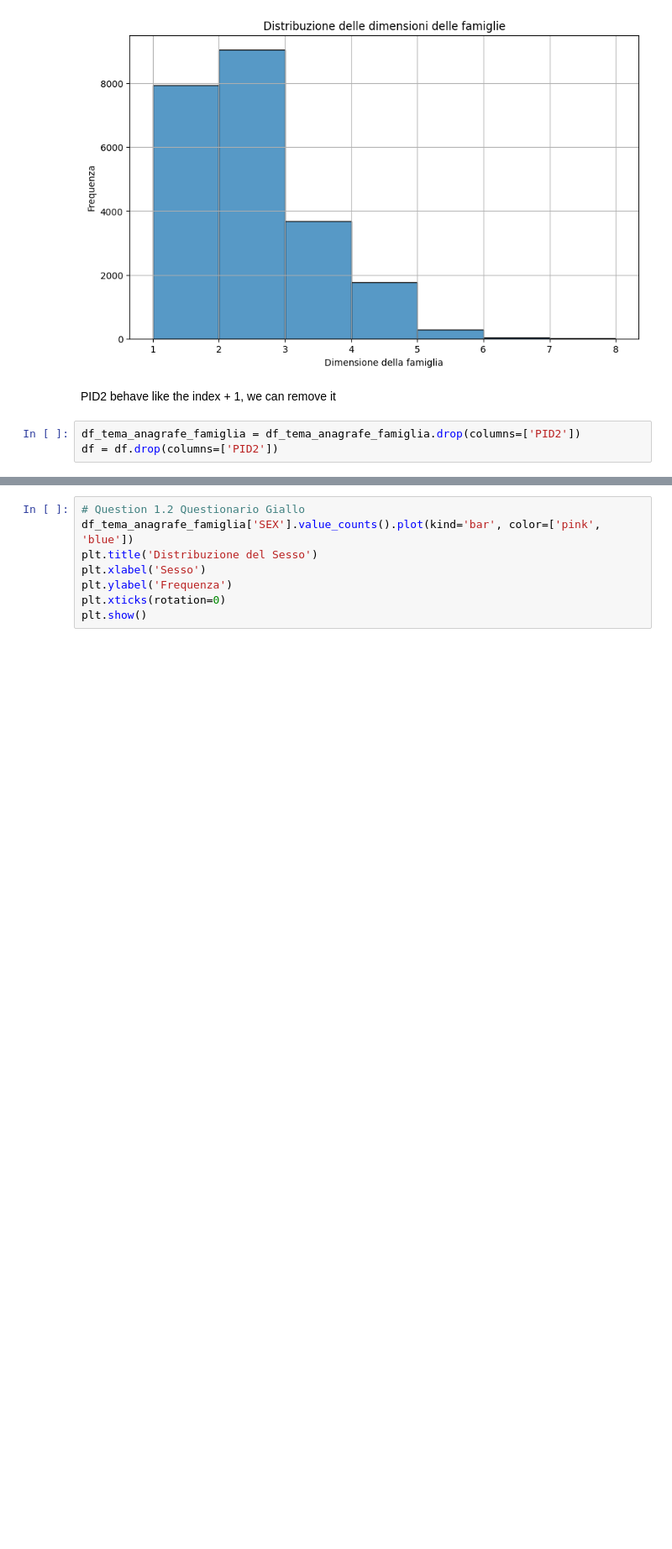
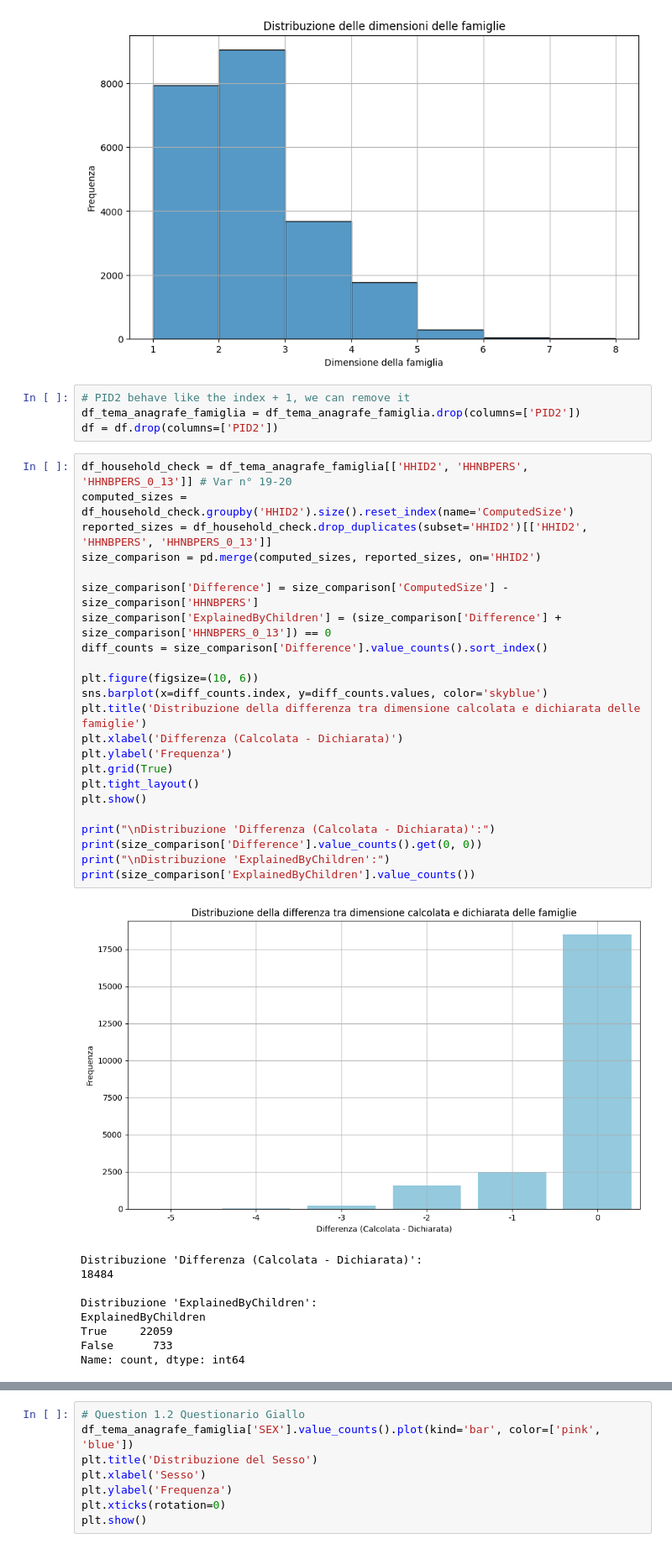
Before and after one commit to emanueleiacca/SL_ISTAT, a Jupyter notebook: MacroThemes.ipynb, the cells around one changed output, grey strips where cells are left out. Shown at 84% size. Saved outputs shown, nothing was run; the diff lists cells and outputs as text; blank space fills up the shorter version.

```diff
--- a/MacroThemes.ipynb
+++ b/MacroThemes.ipynb
@@ -417,8 +417,40 @@ plt.grid(True)
 plt.show()
 # %% [output]
 [figure]
-# %% [markdown]
-PID2 behave like the index + 1, we can remove it
-# %%
-df_tema_anagrafe_famiglia = df_tema_anagrafe_famiglia.drop(columns=['PID2'])
-df = df.drop(columns=['PID2'])
+# %%
+# PID2 behave like the index + 1, we can remove it
+df_tema_anagrafe_famiglia = df_tema_anagrafe_famiglia.drop(columns=['PID2'])
+df = df.drop(columns=['PID2'])
+# %%
+df_household_check = df_tema_anagrafe_famiglia[['HHID2', 'HHNBPERS', 'HHNBPERS_0_13']] # Var n° 19-20
+computed_sizes = df_household_check.groupby('HHID2').size().reset_index(name='ComputedSize')
+reported_sizes = df_household_check.drop_duplicates(subset='HHID2')[['HHID2', 'HHNBPERS', 'HHNBPERS_0_13']]
+size_comparison = pd.merge(computed_sizes, reported_sizes, on='HHID2')
+
+size_comparison['Difference'] = size_comparison['ComputedSize'] - size_comparison['HHNBPERS']
+size_comparison['ExplainedByChildren'] = (size_comparison['Difference'] + size_comparison['HHNBPERS_0_13']) == 0
+diff_counts = size_comparison['Difference'].value_counts().sort_index()
+
+plt.figure(figsize=(10, 6))
+sns.barplot(x=diff_counts.index, y=diff_counts.values, color='skyblue')
+plt.title('Distribuzione della differenza tra dimensione calcolata e dichiarata delle famiglie')
+plt.xlabel('Differenza (Calcolata - Dichiarata)')
+plt.ylabel('Frequenza')
+plt.grid(True)
+plt.tight_layout()
+plt.show()
+
+print("\nDistribuzione 'Differenza (Calcolata - Dichiarata)':")
+print(size_comparison['Difference'].value_counts().get(0, 0))
+print("\nDistribuzione 'ExplainedByChildren':")
+print(size_comparison['ExplainedByChildren'].value_counts())
+# %% [output]
+[figure, added]
+Distribuzione 'Differenza (Calcolata - Dichiarata)':
+18484
+
+Distribuzione 'ExplainedByChildren':
+ExplainedByChildren
+True     22059
+False      733
+Name: count, dtype: int64
```
Also changed, not shown: parts of 25 cells of this notebook, 1 other file.
